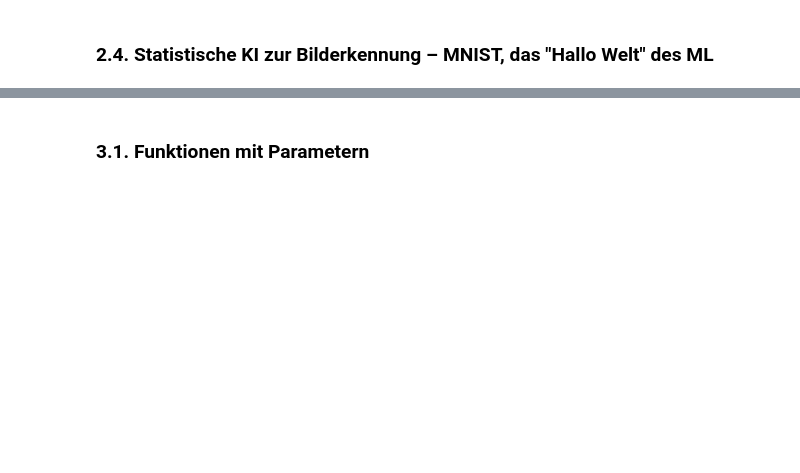
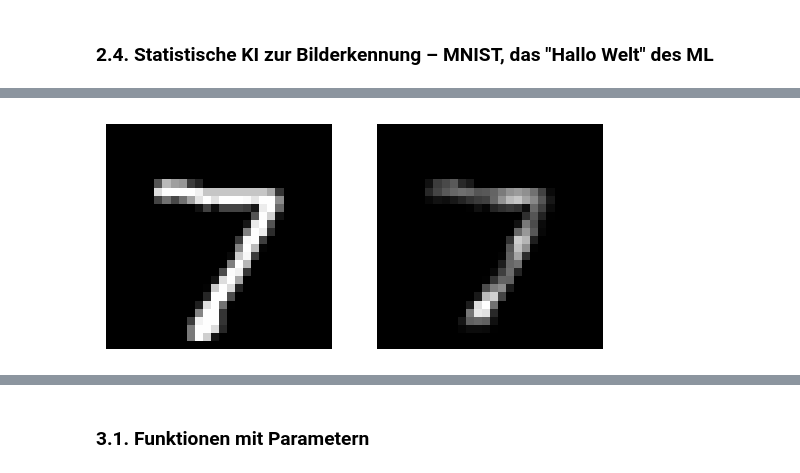
Before and after one commit to sadilek/ki-vortrag, a Jupyter notebook: vortrag.ipynb, the cells around one changed output, grey strips where cells are left out. Drawn from its saved outputs; the diff is of its cells as text; code cells hidden in the pictures; blank space fills up the shorter version.

```diff
--- a/vortrag.ipynb
+++ b/vortrag.ipynb
@@ -117,8 +190,11 @@ show(mean_3)
 # %%
+sample = 0
 plt.subplot(1, 2, 1)
-show(test_X[0])
+show(test_X[sample])
 plt.subplot(1, 2, 2)
-show(test_X[0] * mean_3)
+show(test_X[sample] * mean_3)
+# %% [output]
+[figure, added]
 # %%
 mean = torch.stack([train_X[train_y == i].mean(dim=0) for i in range(10)])
 mean = mean / mean.sum(dim=(1, 2), keepdim=True)
```
Also changed, not shown: parts of 81 cells of this notebook, 3 other files.
